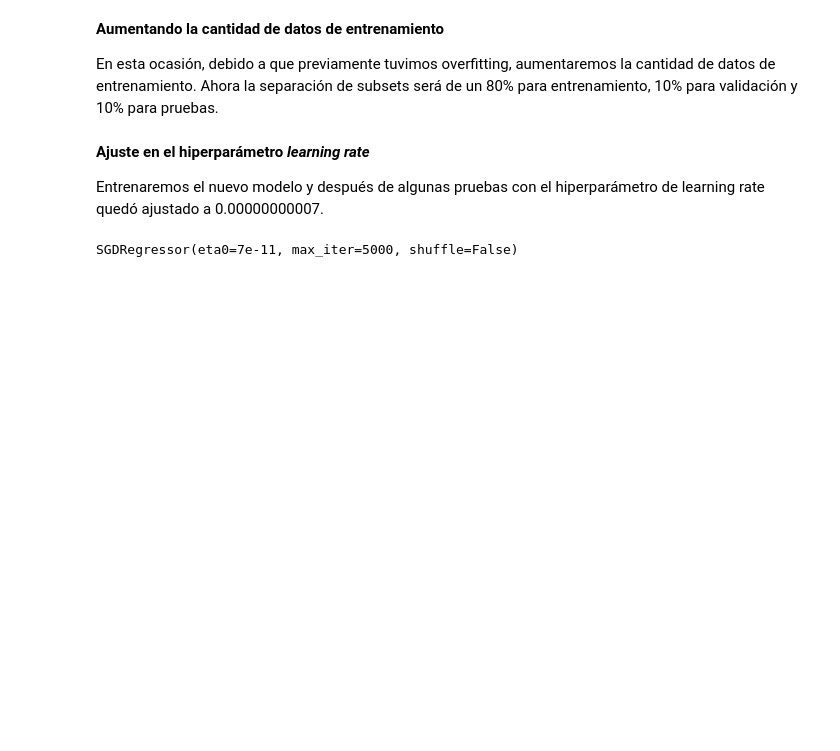
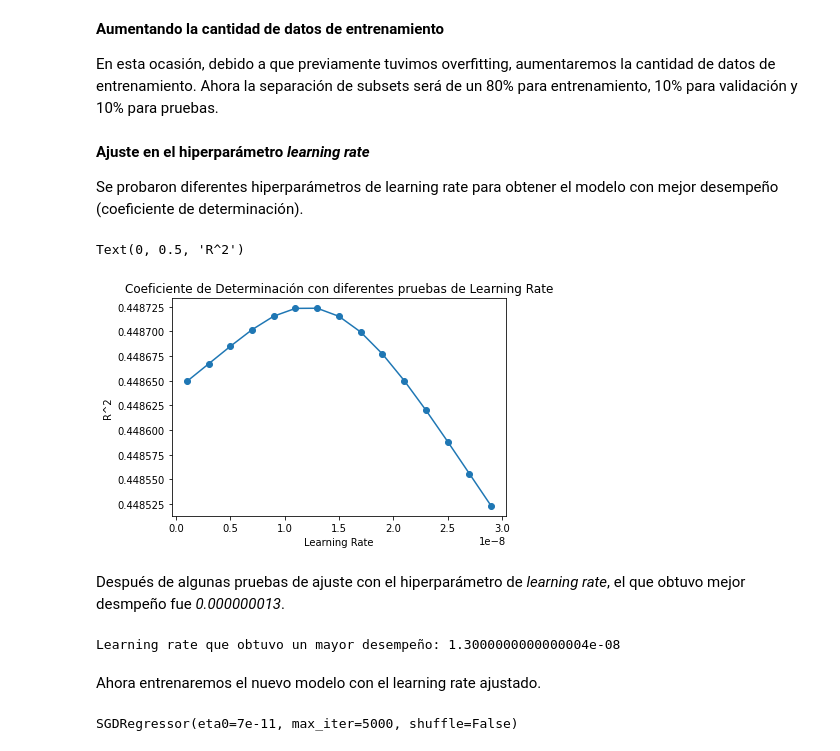
Before and after one commit to carloselucio/module2-mlr-analysis, a Jupyter notebook: HousePricePrediction_RegresionLinealMultiple_Análisis.ipynb, the cells around one changed output. Drawn from its saved outputs; the diff is of its cells as text; code cells hidden in the pictures; blank space fills up the shorter version.

```diff
--- a/HousePricePrediction_RegresionLinealMultiple_Análisis.ipynb
+++ b/HousePricePrediction_RegresionLinealMultiple_Análisis.ipynb
@@ -243,8 +244,34 @@ En esta ocasión, debido a que previamente tuvimos overfitting, aumentaremos la
 # Separación de datos de entrenamiento (80%), validación (10%) y pruebas (10%).
 X_n_train, X_n_rem, y_n_train, y_n_rem = train_test_split(X_n, y_n, random_state=439, train_size=0.8) #162
 X_n_valid, X_n_test, y_n_valid, y_n_test = train_test_split(X_n_rem, y_n_rem, random_state=439, test_size=0.5)
-# %% [markdown]
-**Ajuste en el hiperparámetro *learning rate***
-
-Entrenaremos el nuevo modelo y después de algunas pruebas con el hiperparámetro de learning rate quedó ajustado a 0.00000000007.
+# %% [markdown]
+**Ajuste en el hiperparámetro *learning rate***
+
+Se probaron diferentes hiperparámetros de learning rate para obtener el modelo con mejor desempeño (coeficiente de determinación).
+# %%
+learning_rate_tests = []
+r2_tests = []
+
+for learning_rate in np.arange(0.000000001, 0.000000031, 0.000000002):
+  lr_gd_n = SGDRegressor(eta0=learning_rate, max_iter=5000, shuffle=False) # Modelo de Gradiente Descendiente donde eta0 es el learning rate.
+  lr_gd_n.fit(X_n_train, y_n_train) # Entrenamiento del modelo
+  learning_rate_tests.append(learning_rate)
+  r2_tests.append(lr_gd_n.score(X_n_train, y_n_train))
+
+plt.scatter(learning_rate_tests, r2_tests) # Gráfica de desempeño del modelo con diferentes pruebas de learning rate
+plt.plot(learning_rate_tests, r2_tests)
+plt.title('Coeficiente de Determinación con diferentes pruebas de Learning Rate')
+plt.xlabel('Learning Rate')
+plt.ylabel('R^2')
+# %% [output]
+Text(0, 0.5, 'R^2')
+[figure, added]
+# %% [markdown]
+Después de algunas pruebas de ajuste con el hiperparámetro de *learning rate*, el que obtuvo mejor desmpeño fue *0.000000013*.
+# %%
+print("Learning rate que obtuvo un mayor desempeño:", learning_rate_tests[np.where(r2_tests == np.amax(r2_tests))[0][0]])
+# %% [output]
+Learning rate que obtuvo un mayor desempeño: 1.3000000000000004e-08
+# %% [markdown]
+Ahora entrenaremos el nuevo modelo con el learning rate ajustado.
 # %%
```
Also changed, not shown: parts of 7 cells of this notebook.
